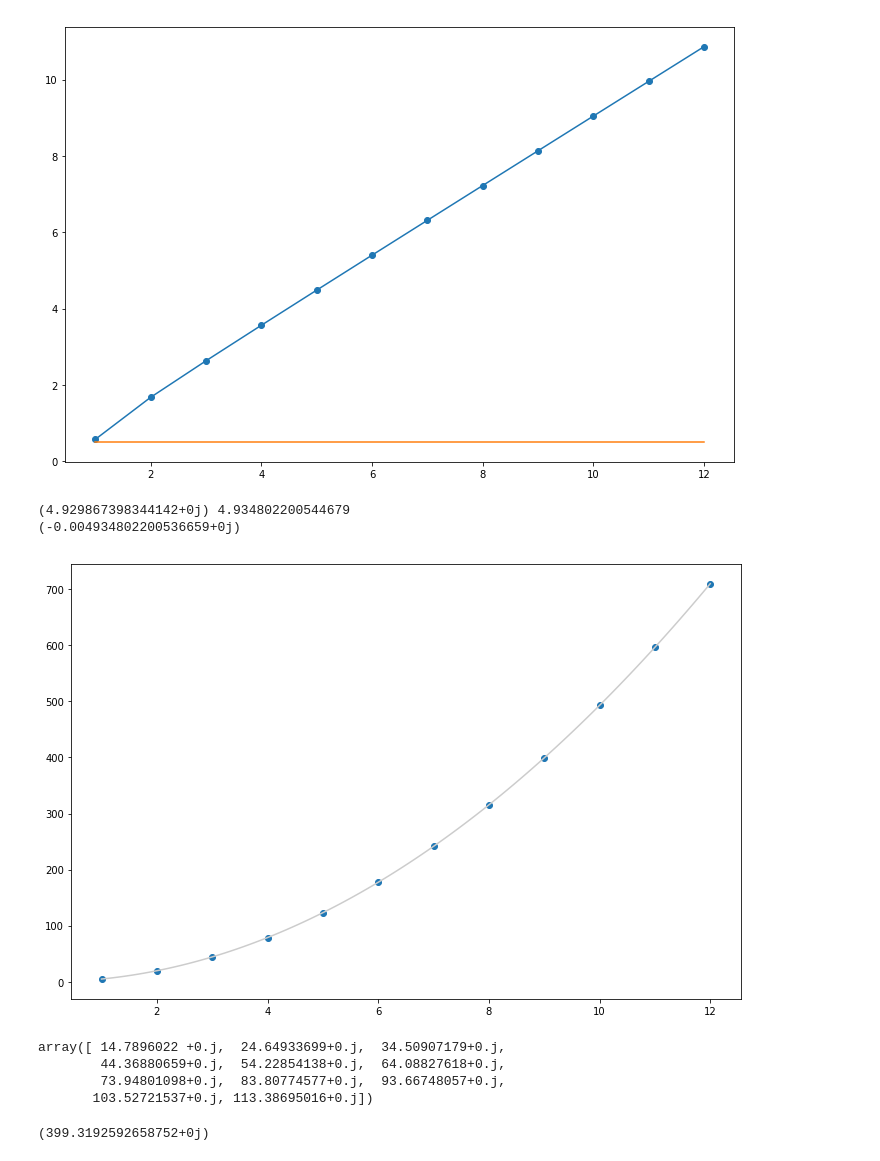
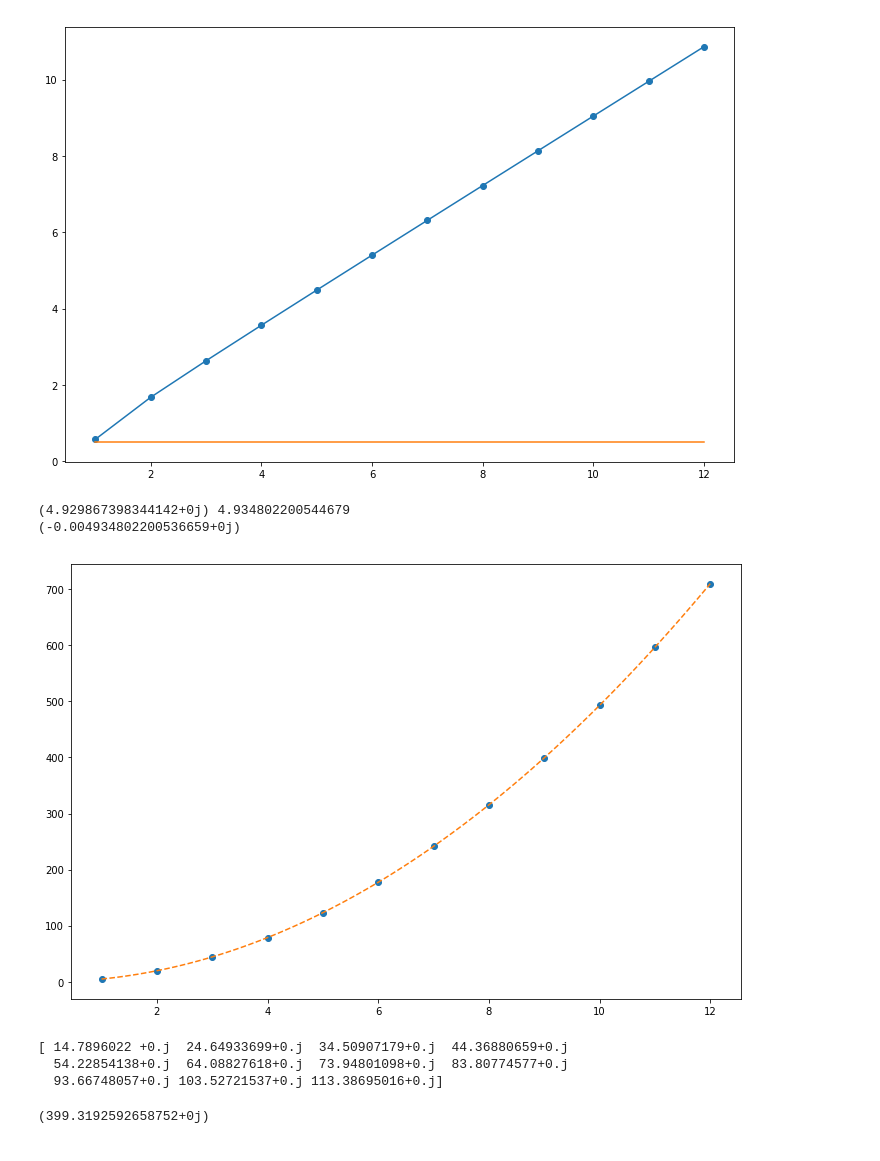
Before and after one commit to AvverbioPronome/Quant, a Jupyter notebook: Buca.ipynb, the cells around one changed output. Cells and saved outputs as stored; diff of their text form; code cells hidden in the pictures.

```diff
--- a/Buca.ipynb
+++ b/Buca.ipynb
@@ -104,26 +104,26 @@ print (np.array([x_sigma(x, n) for n in stati]))
 # %%
 energie = np.array([(psi(x,n)*psquare_per_psi(x,n)/2).mean() for n in stati])
 
 #reg = stats.linregress(stati, energie)
 #plt.plot(stati, reg.intercept + stati*reg.slope, '--')
 
 plt.plot(stati, energie, marker='o', linestyle='')
 blabla = np.linspace(np.array(stati).min(), np.array(stati).max(), 100)
 poly = np.polyfit(stati, energie, 2)
-plt.plot(blabla, np.poly1d(poly)(blabla), '-', color=".8")
+plt.plot(blabla, np.poly1d(poly)(blabla), '--')
+
 print(poly[0], np.pi**2 /2)
 print(poly[0] - np.pi**2 /2)
 # %% [output]
 (4.929867398344142+0j) 4.934802200544679
 (-0.004934802200536659+0j)
-[figure, old version]
+[figure, new version]
 # %%
-np.diff(energie)
+print(np.diff(energie))
 # %% [output]
-array([ 14.7896022 +0.j,  24.64933699+0.j,  34.50907179+0.j,
-        44.36880659+0.j,  54.22854138+0.j,  64.08827618+0.j,
-        73.94801098+0.j,  83.80774577+0.j,  93.66748057+0.j,
-       103.52721537+0.j, 113.38695016+0.j])
+[ 14.7896022 +0.j  24.64933699+0.j  34.50907179+0.j  44.36880659+0.j
+  54.22854138+0.j  64.08827618+0.j  73.94801098+0.j  83.80774577+0.j
+  93.66748057+0.j 103.52721537+0.j 113.38695016+0.j]
 # %%
 np.poly1d(poly)(9)
 # %% [output]
```
